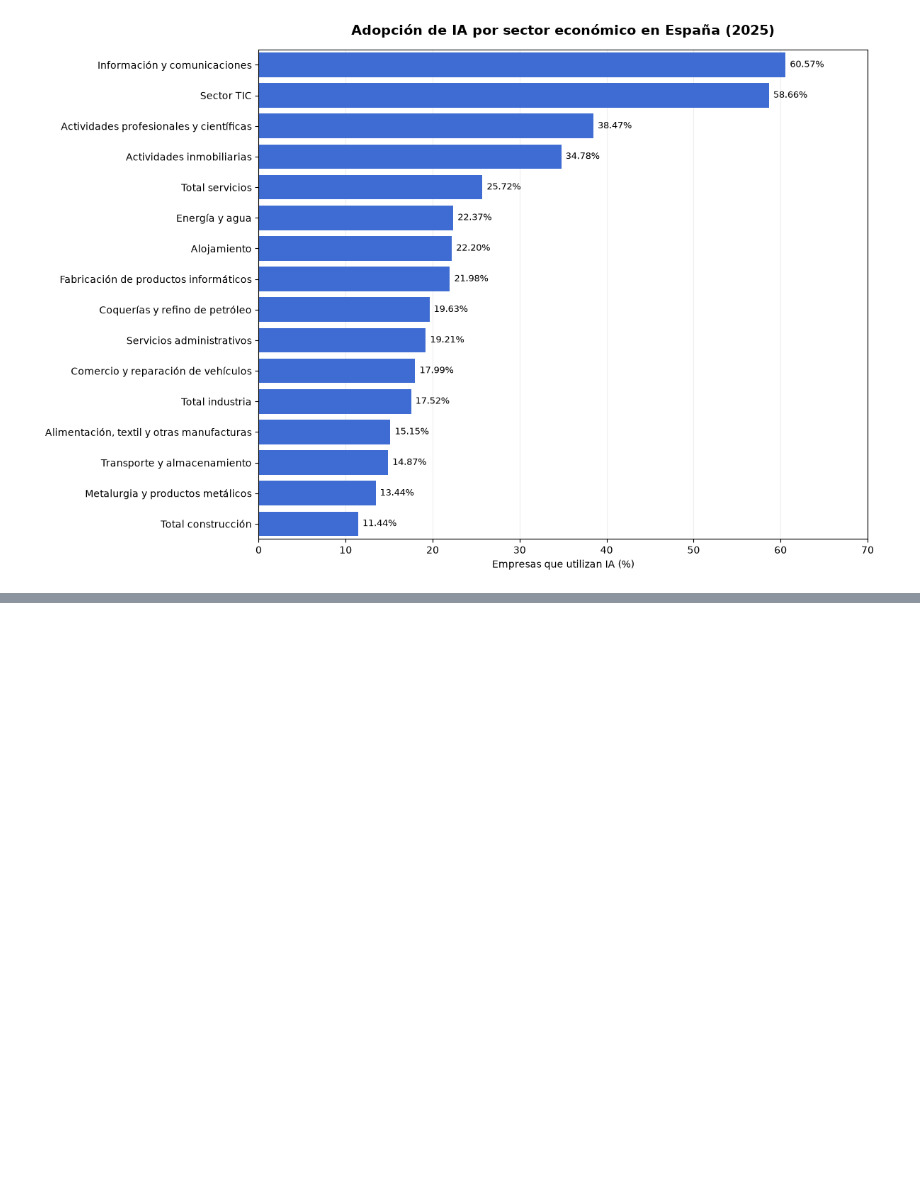
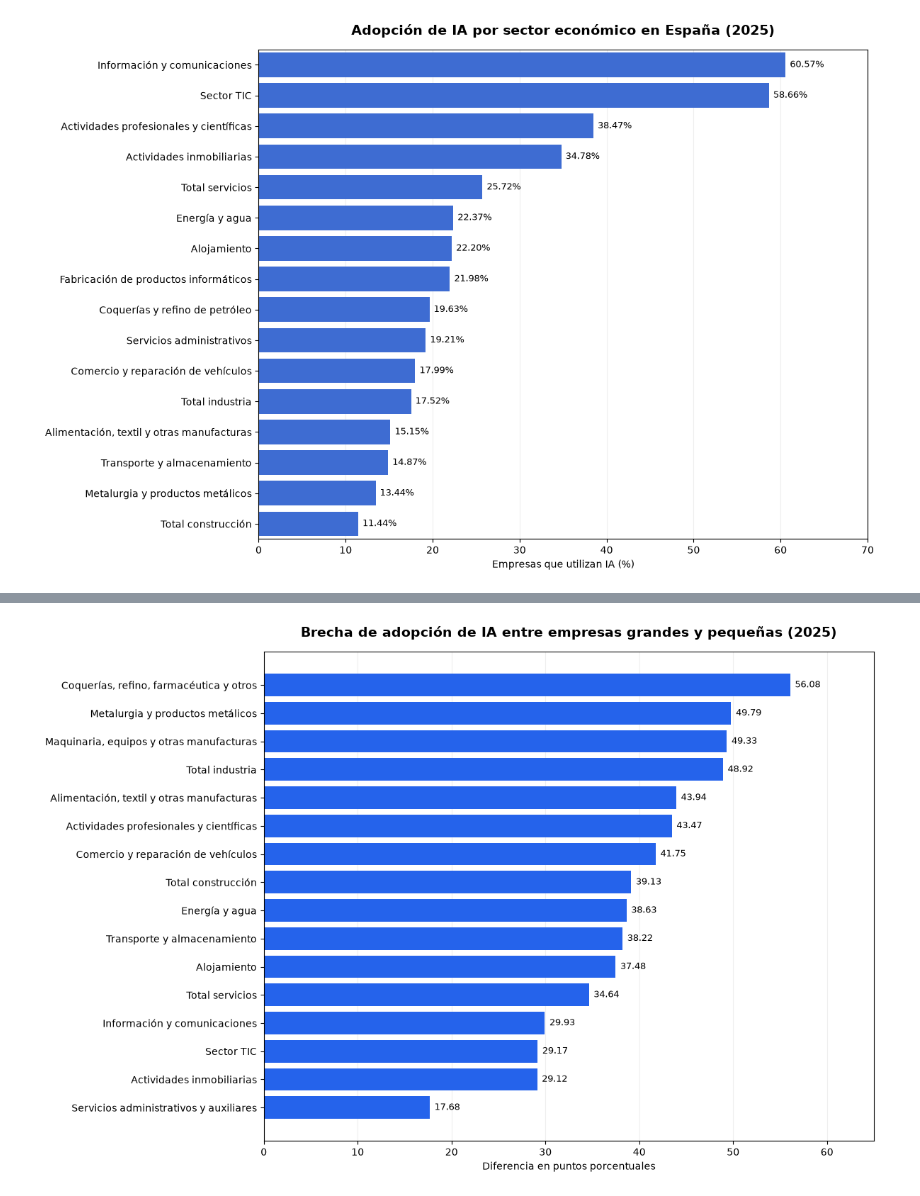
Before and after one commit to sarave-coder/EDA_IA_PRODUCTIVIDAD_ESPANA, a Jupyter notebook: src/main.ipynb, the cells around one changed output, grey strips where cells are left out. Cells and saved outputs as stored; diff of their text form; code cells hidden in the pictures; blank space fills up the shorter version.

```diff
--- a/src/main.ipynb
+++ b/src/main.ipynb
@@ -831,0 +1473,63 @@ plt.show()
+# %%
+# Gráfico de brechas sectoriales de adopción de IA (2025)
+
+import matplotlib.pyplot as plt
+
+etiquetas_brechas = [
+    "Coquerías, refino, farmacéutica y otros",
+    "Metalurgia y productos metálicos",
+    "Maquinaria, equipos y otras manufacturas",
+    "Total industria",
+    "Alimentación, textil y otras manufacturas",
+    "Actividades profesionales y científicas",
+    "Comercio y reparación de vehículos",
+    "Total construcción",
+    "Energía y agua",
+    "Transporte y almacenamiento",
+    "Alojamiento",
+    "Total servicios",
+    "Información y comunicaciones",
+    "Sector TIC",
+    "Actividades inmobiliarias",
+    "Servicios administrativos y auxiliares"
+]
+
+grafico_brechas = tabla_brechas.reset_index().copy()
+grafico_brechas["sector_corto"] = etiquetas_brechas
+
+fig, ax = plt.subplots(figsize=(12, 8))
+
+ax.barh(
+    grafico_brechas["sector_corto"],
+    grafico_brechas["brecha_pp"],
+    color="#2563EB"
+)
+
+ax.invert_yaxis()
+
+for i, valor in enumerate(grafico_brechas["brecha_pp"]):
+    ax.text(
+        valor + 0.5,
+        i,
+        f"{valor:.2f}",
+        va="center",
+        fontsize=9
+    )
+
+ax.set_title(
+    "Brecha de adopción de IA entre empresas grandes y pequeñas (2025)",
+    fontsize=14,
+    fontweight="bold",
+    pad=15
+)
+
+ax.set_xlabel("Diferencia en puntos porcentuales")
+ax.set_ylabel("")
+ax.set_xlim(0, 65)
+ax.grid(axis="x", alpha=0.2)
+ax.set_axisbelow(True)
+
+plt.tight_layout()
+plt.show()
+# %% [output]
+[figure, added]
```
Also changed, not shown: parts of 34 cells of this notebook, 2 other files.
